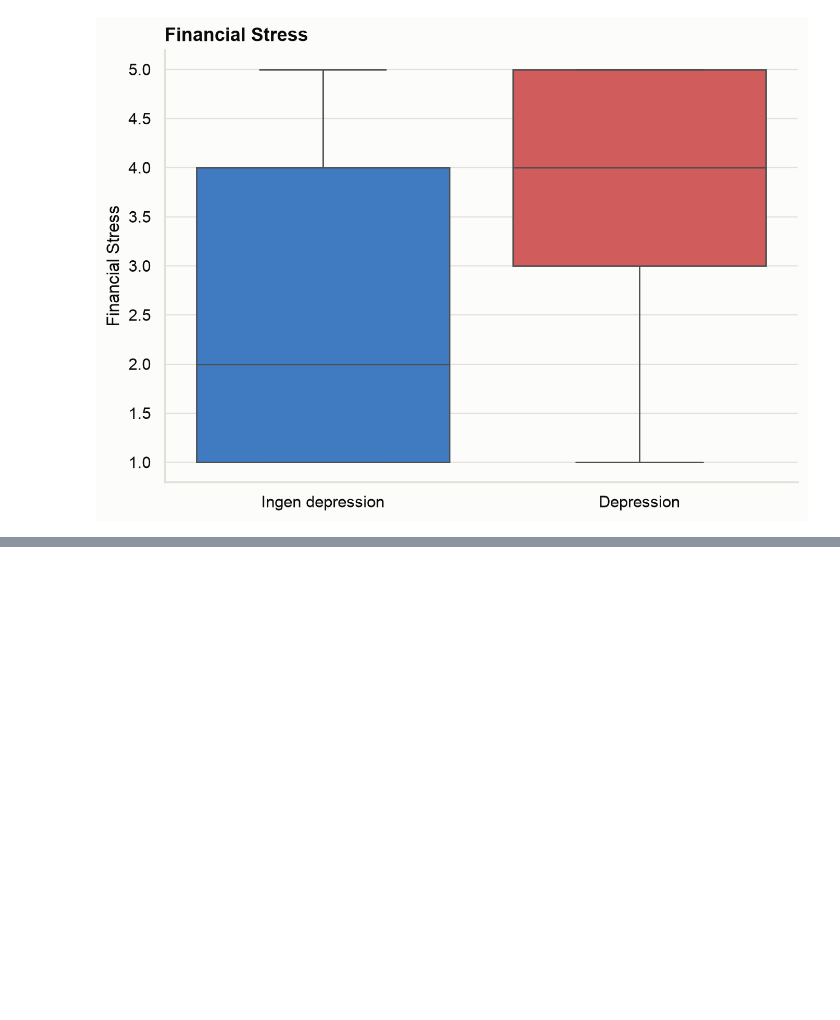
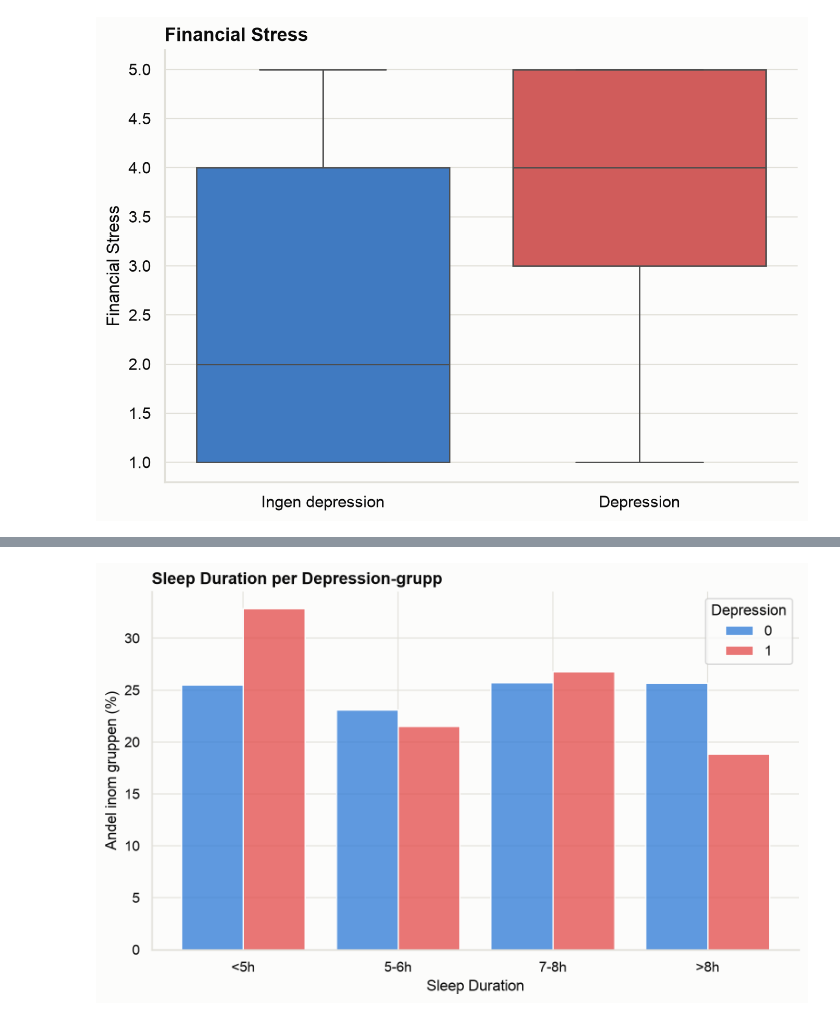
Before and after one commit to davidfjellstrom/student-depression-ML-project, a Jupyter notebook: 02_EDA.ipynb, the cells around one changed output, grey strips where cells are left out. Cells and saved outputs as stored; diff of their text form; code cells hidden in the pictures; blank space fills up the shorter version.

Commit message:
Slutför EDA: lägg till Sektion 7 (Sleep Duration, Dietary Habits, Work/Study Hours, Family History) och slå ihop slutsatserna till en Sektion 8

```diff
--- a/02_EDA.ipynb
+++ b/02_EDA.ipynb
@@ -245,0 +253,19 @@ plt.show()
+# %%
+# Sleep Duration (1=<5h, 2=5-6h, 3=7-8h, 4=>8h): fördelning INOM varje Depression-grupp.
+# Ett vanligt countplot räknar bara antal, vilket blir missvisande här eftersom grupperna
+# är olika stora. Vi använder histplot med stat="percent", common_norm=False istället -
+# ser likadant ut, men räknar procent inom varje grupp för sig.
+fig, ax = plt.subplots(figsize=(8, 5))
+sns.histplot(
+    data=df, x="Sleep Duration", hue="Depression",
+    stat="percent", common_norm=False, discrete=True, multiple="dodge", shrink=0.8,
+    ax=ax,
+)
+ax.set_xticks([1, 2, 3, 4])
+ax.set_xticklabels(["<5h", "5-6h", "7-8h", ">8h"])
+ax.set_ylabel("Andel inom gruppen (%)")
+ax.set_title("Sleep Duration per Depression-grupp")
+plt.tight_layout()
+plt.show()
+# %% [output]
+[figure, added]
```
Also changed, not shown: parts of 10 cells of this notebook.
